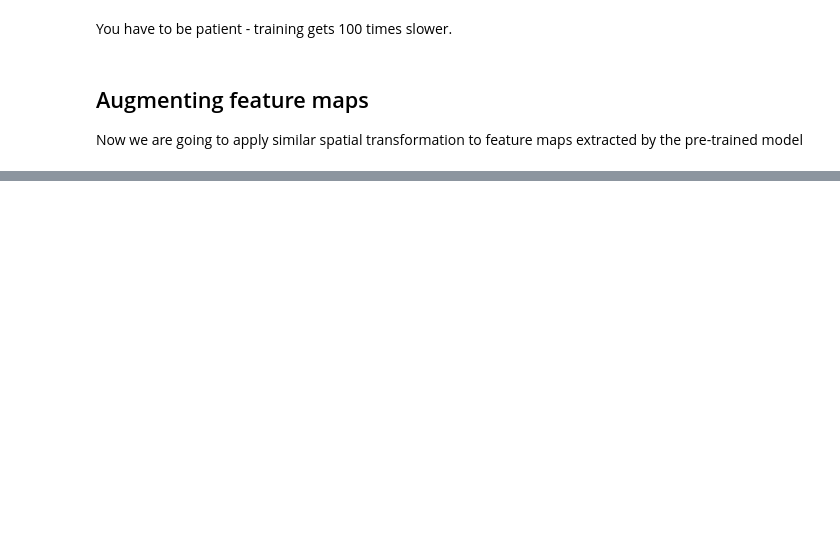
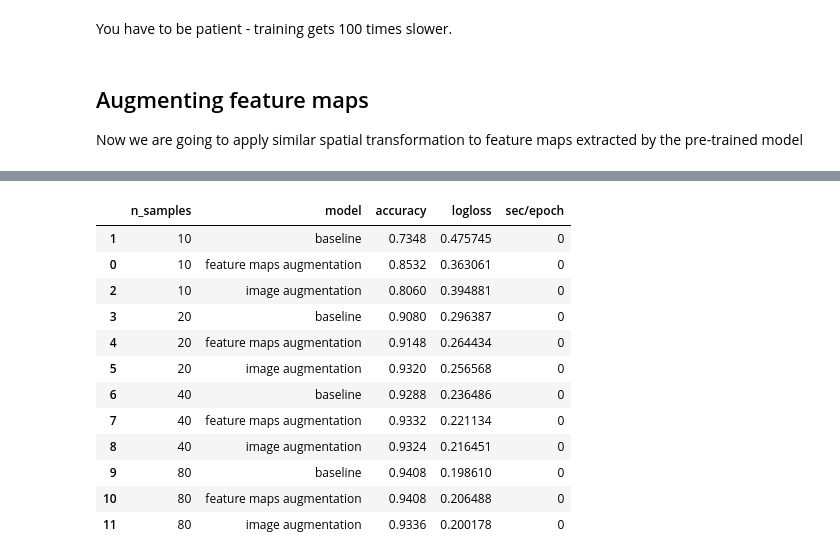
Before and after one commit to anmiko/fm-aug, a Jupyter notebook: src/Augmenting Feature Maps D&C.ipynb, the cells around one changed output, grey strips where cells are left out. Saved outputs shown, nothing was run; the diff lists cells and outputs as text; code cells hidden in the pictures; blank space fills up the shorter version.

```diff
--- a/src/Augmenting Feature Maps D&C.ipynb
+++ b/src/Augmenting Feature Maps D&C.ipynb
@@ -558,5 +492,0 @@ Epoch 10/10
-# %%
-model.optimizer.lr = 1e-6
-history = model.fit_generator(train_gen,
-                    samples_per_epoch=len(X2_train), nb_epoch = 5, verbose = 2,
-                    validation_data=(X2_val, y_val))
@@ -575,8 +494,9 @@ Epoch 5/5
 pred = model.predict(X2_test)
 pred.shape
 pred = reduce_conf(pred)
-metrics.log_loss(y_test, pred)
 pred_class = (pred > 0.5).astype('float32')
-metrics.accuracy_score(y_test, pred_class)
+sc = (n_samples, m_name, metrics.accuracy_score(y_test, pred_class), metrics.log_loss(y_test, pred))
+sc
+res_lst
 # %% [output]
 (2500, 1)
@@ -590,0 +514,3 @@ X2_val.shape
+# %%
+res_lst.append(sc)
+res_lst
@@ -868,0 +553,4 @@ gc.collect()
+# %%
+df = pd.DataFrame(res_lst, columns=['n_samples','model','accuracy','logloss'])
+df.shape
+df.head()
@@ -868,0 +565,17 @@ gc.collect()
+# %%
+df = df.sort_values(by=['n_samples','model'])
+df
+# %% [output]
+|  | n_samples | model | accuracy | logloss | sec/epoch |
+| 1 | 10 | baseline | 0.7348 | 0.475745 | 0 |
+| 0 | 10 | feature maps augmentation | 0.8532 | 0.363061 | 0 |
+| 2 | 10 | image augmentation | 0.8060 | 0.394881 | 0 |
+| 3 | 20 | baseline | 0.9080 | 0.296387 | 0 |
+| 4 | 20 | feature maps augmentation | 0.9148 | 0.264434 | 0 |
+| 5 | 20 | image augmentation | 0.9320 | 0.256568 | 0 |
+| 6 | 40 | baseline | 0.9288 | 0.236486 | 0 |
+| 7 | 40 | feature maps augmentation | 0.9332 | 0.221134 | 0 |
+| 8 | 40 | image augmentation | 0.9324 | 0.216451 | 0 |
+| 9 | 80 | baseline | 0.9408 | 0.198610 | 0 |
+| 10 | 80 | feature maps augmentation | 0.9408 | 0.206488 | 0 |
+| 11 | 80 | image augmentation | 0.9336 | 0.200178 | 0 |
```
Also changed, not shown: parts of 97 cells of this notebook, 1 other file.
